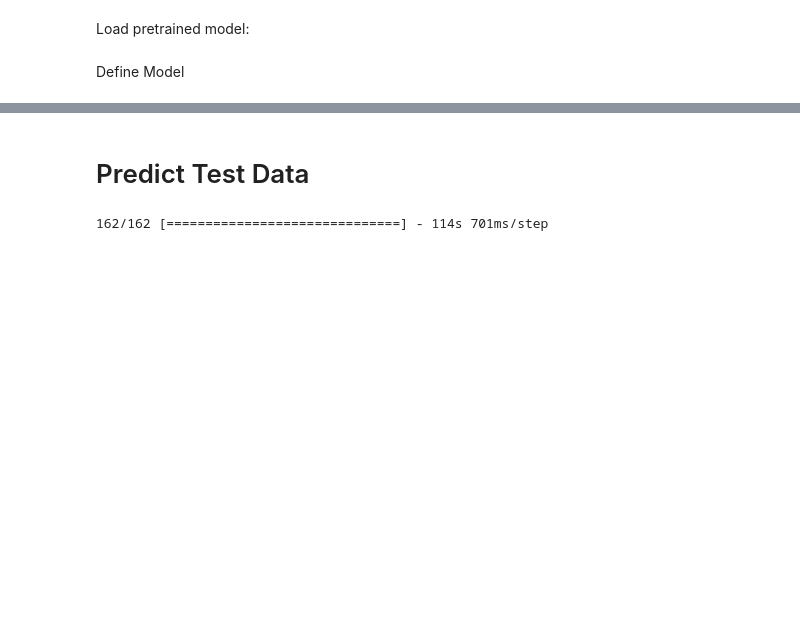
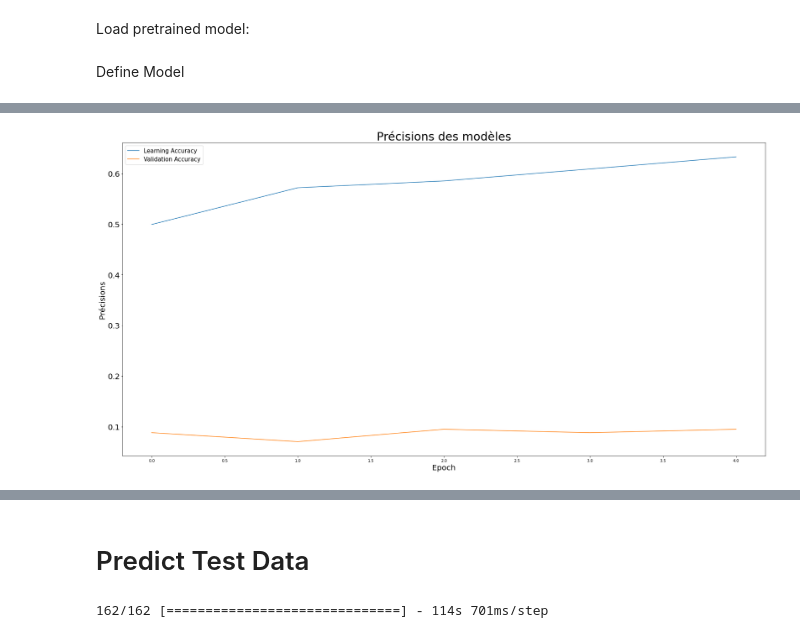
Before and after one commit to caro266/P8_CompetitionKaggle, a Jupyter notebook: evolution_baseline.ipynb, the cells around one changed output, grey strips where cells are left out. Saved outputs shown, nothing was run; the diff lists cells and outputs as text; code cells hidden in the pictures; blank space fills up the shorter version.

```diff
--- a/evolution_baseline.ipynb
+++ b/evolution_baseline.ipynb
@@ -456,0 +462,5 @@ my_conv_base.trainable = True
+# %%
+image_id = train_data.loc[0, 'id']
+file = image_id+'.jpg'
+subpath = '/'.join([char for char in image_id[0:3]])
+subpath
@@ -456,0 +515,4 @@ my_conv_base.trainable = True
+# %%
+history = model.fit_generator(training_set,
+                              validation_data=(np.array(X_val),np.array(Y_val)),
+                              epochs = epochs, workers=4)
@@ -456,0 +530,12 @@ my_conv_base.trainable = True
+# %%
+fig = plt.figure(figsize=(30, 15))
+plt.plot(history.history["sparse_categorical_accuracy"])
+plt.plot(history.history["val_sparse_categorical_accuracy"])
+plt.title("Précisions des modèles",fontsize=30)
+plt.yticks(size=20)
+plt.ylabel("Précisions",fontsize=20)
+plt.xlabel("Epoch",fontsize=20)
+plt.legend(["Learning Accuracy","Validation Accuracy"],fontsize=15)
+plt.show()
+# %% [output]
+[figure, added]
```
Also changed, not shown: parts of 51 cells of this notebook, 1 other file.
